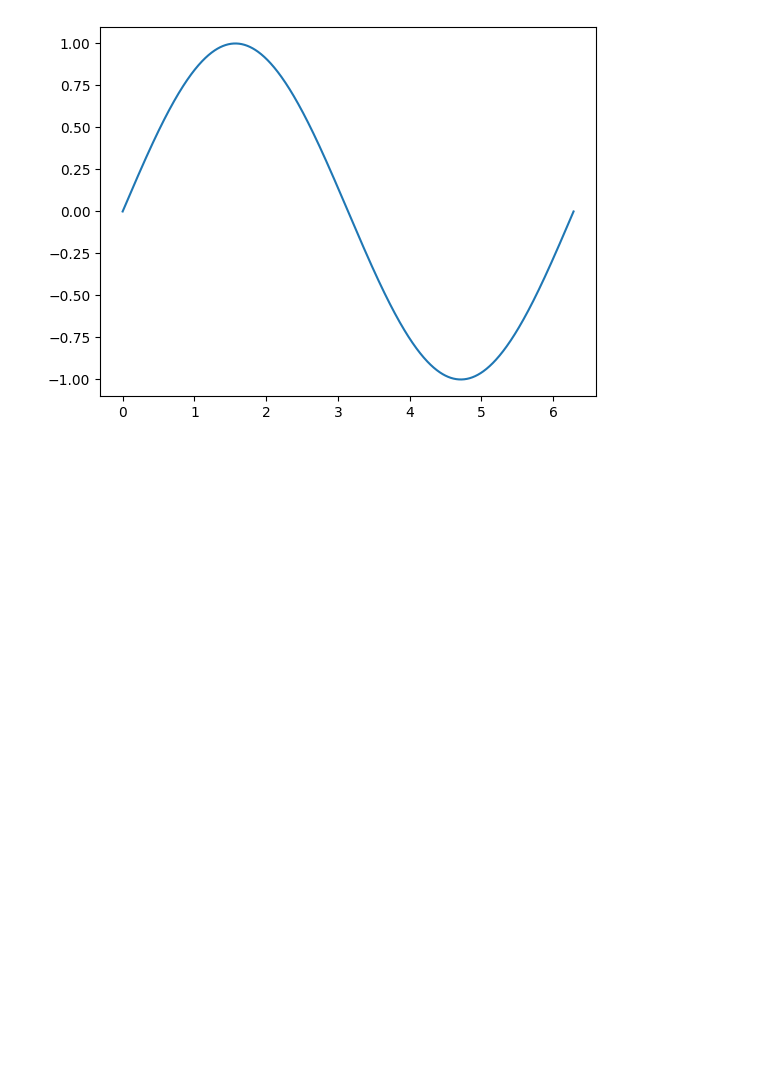
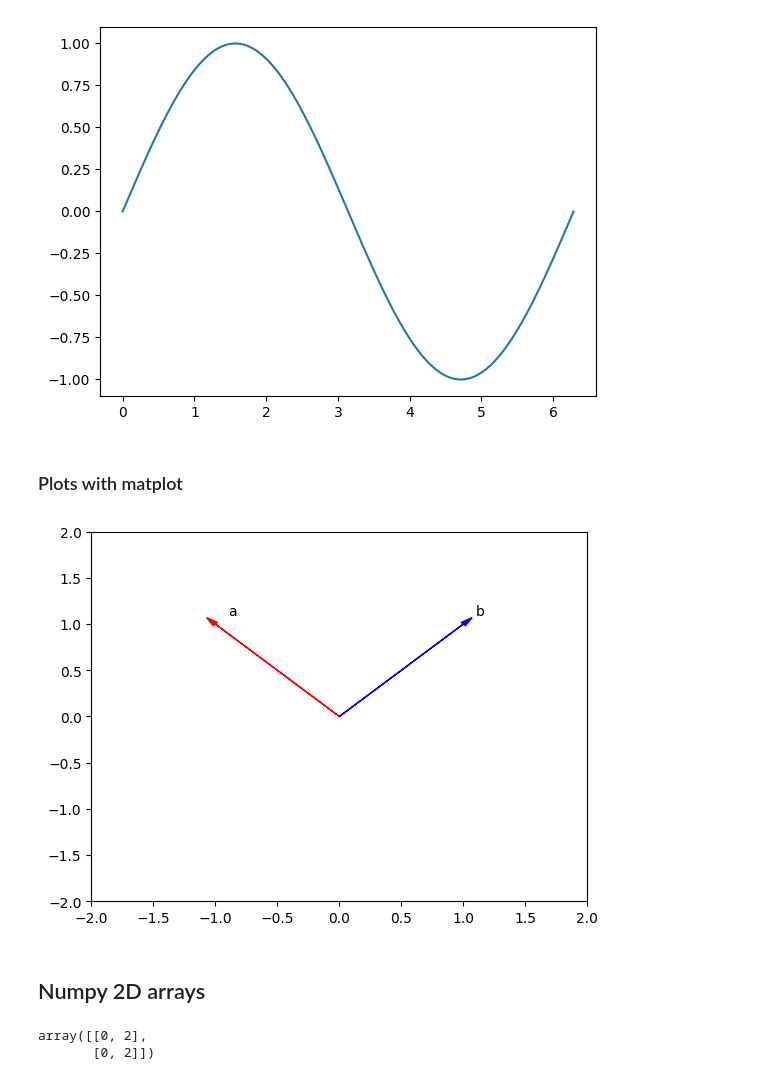
Before and after one commit to PosgradoMNA/actividades-de-aprendizaje-DanielRobertoMenesesLeon, a Jupyter notebook: A01794274_DanielRMeneses_notes.ipynb, the cells around one changed output. Cells and saved outputs as stored; diff of their text form; code cells hidden in the pictures; blank space fills up the shorter version.

Commit message:
chore: module 5 2d array multuplication

```diff
--- a/A01794274_DanielRMeneses_notes.ipynb
+++ b/A01794274_DanielRMeneses_notes.ipynb
@@ -426,3 +430,53 @@ plt.plot(x,y)
 Fontconfig warning: ignoring UTF-8: not a valid region tag
 [<matplotlib.lines.Line2D at 0x...>]
 [figure]
+# %% [markdown]
+### Plots with matplot
+# %%
+# Write your code below and press Shift+Enter to execute
+import time
+import sys
+import numpy as np
+
+import matplotlib.pyplot as plt
+%matplotlib inline
+
+a=np.array([-1, 1])
+b=np.array([1, 1])
+
+def Plotvec2(a,b):
+    ax = plt.axes()# to generate the full window axes
+    ax.arrow(0, 0, *a, head_width=0.05, color ='r', head_length=0.1)#Add an arrow to the  a Axes with arrow head width 0.05, color red and arrow head length 0.1
+    plt.text(*(a + 0.1), 'a')
+    ax.arrow(0, 0, *b, head_width=0.05, color ='b', head_length=0.1)#Add an arrow to the  b Axes with arrow head width 0.05, color blue and arrow head length 0.1
+    plt.text(*(b + 0.1), 'b')
+    plt.ylim(-2, 2)#set the ylim to bottom(-2), top(2)
+    plt.xlim(-2, 2)#set the xlim to left(-2), right(2)
+
+Plotvec2(a, b)
+# %% [output]
+[figure, added]
+# %% [markdown]
+## Numpy 2D arrays
+# %%
+import numpy as np
+
+a = [[11, 12, 13], [21, 22, 23], [31,32,33]]
+A = np.array(a)
+
+# dimensions
+A.ndim
+# height and deep
+A.shape
+
+A[0: 2,2]
+
+# Vector multiplication (dot)
+A=np.array([[0,1,1],[1,0,1]])
+B=np.array([[1,1],[1,1],[-1,1]])
+
+C=np.dot(A, B)
+C
+# %% [output]
+array([[0, 2],
+       [0, 2]])
```
Also changed, not shown: parts of 3 cells of this notebook.
